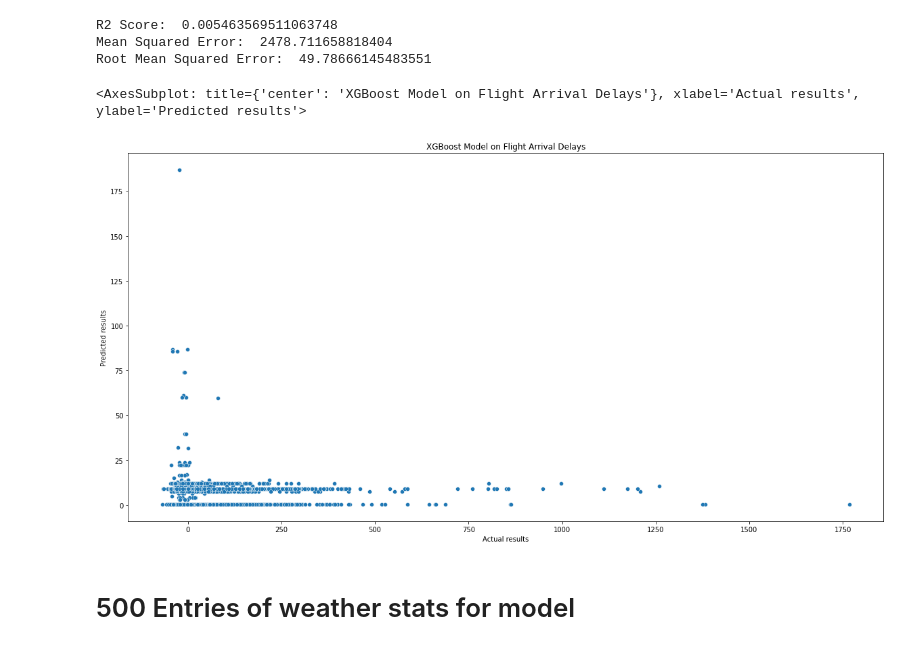
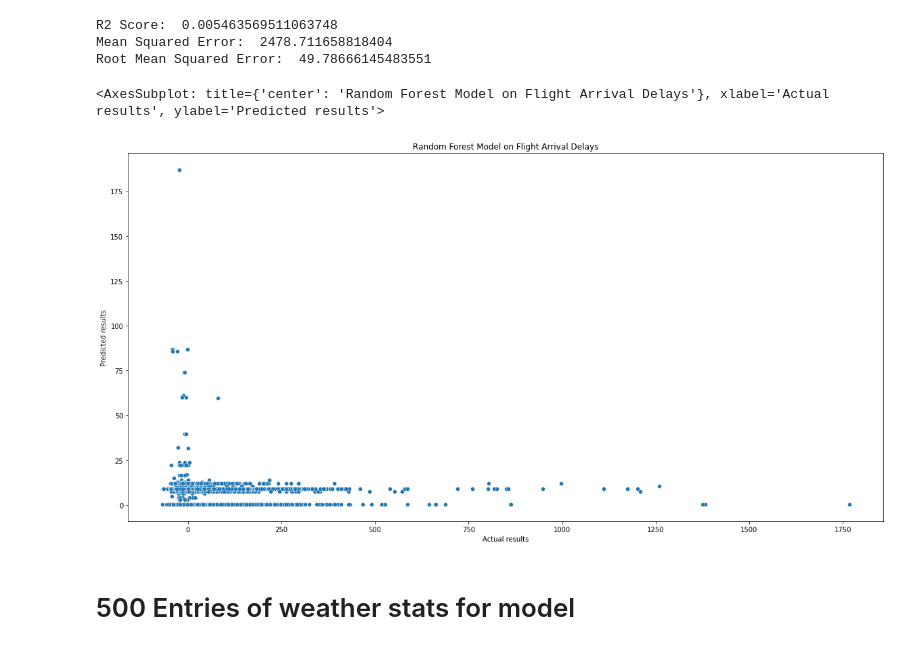
Before and after one commit to JohnathanJack/Predicting-Flight-Delays, a Jupyter notebook: random_forest_model.ipynb, the cells around one changed output. Cells and saved outputs as stored; diff of their text form; code cells hidden in the pictures.

```diff
--- a/random_forest_model.ipynb
+++ b/random_forest_model.ipynb
@@ -120,12 +120,12 @@ Root Mean Squared Error:  49.78666145483551
 # %%
 plt.figure(figsize=(20,10))
 plt.xlabel('Actual results')
 plt.ylabel('Predicted results')
-plt.title('XGBoost Model on Flight Arrival Delays')
+plt.title('Random Forest Model on Flight Arrival Delays')
 sns.scatterplot(x=y_test,y=y_pred)
 # %% [output]
-<AxesSubplot: title={'center': 'XGBoost Model on Flight Arrival Delays'}, xlabel='Actual results', ylabel='Predicted results'>
+<AxesSubplot: title={'center': 'Random Forest Model on Flight Arrival Delays'}, xlabel='Actual results', ylabel='Predicted results'>
-[figure, old version]
+[figure, new version]
 # %% [markdown]
 # 500 Entries of weather stats for model
 # %% [markdown]
```
Also changed, not shown: 2 other files.
